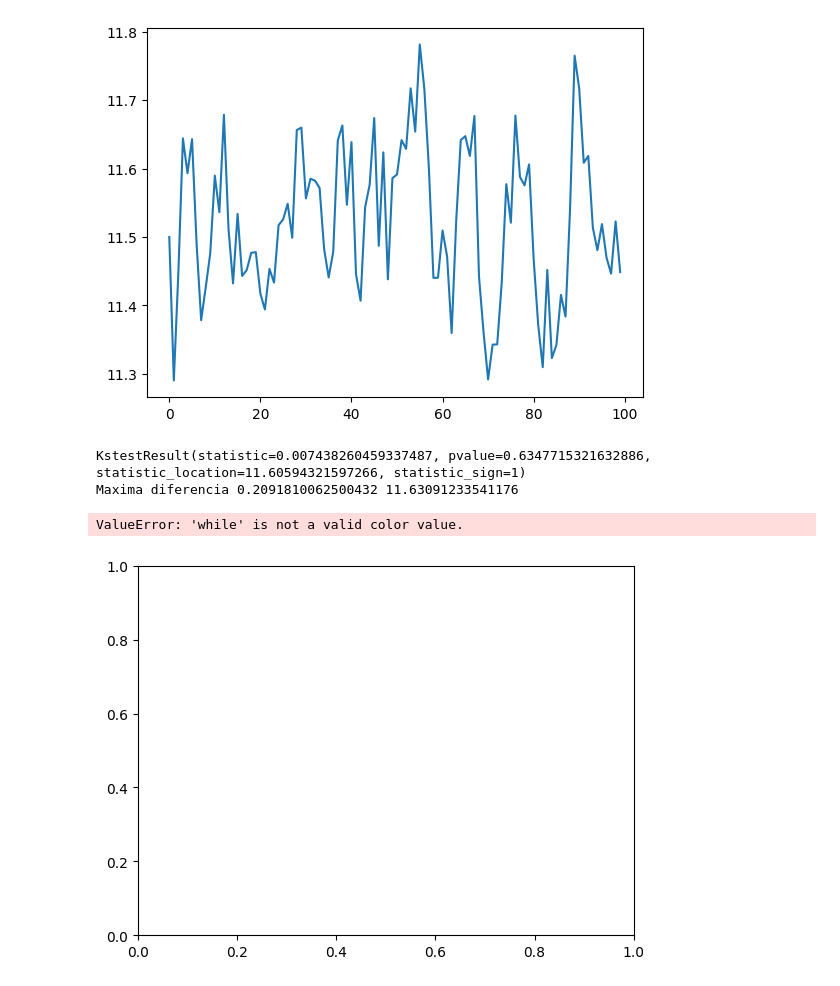
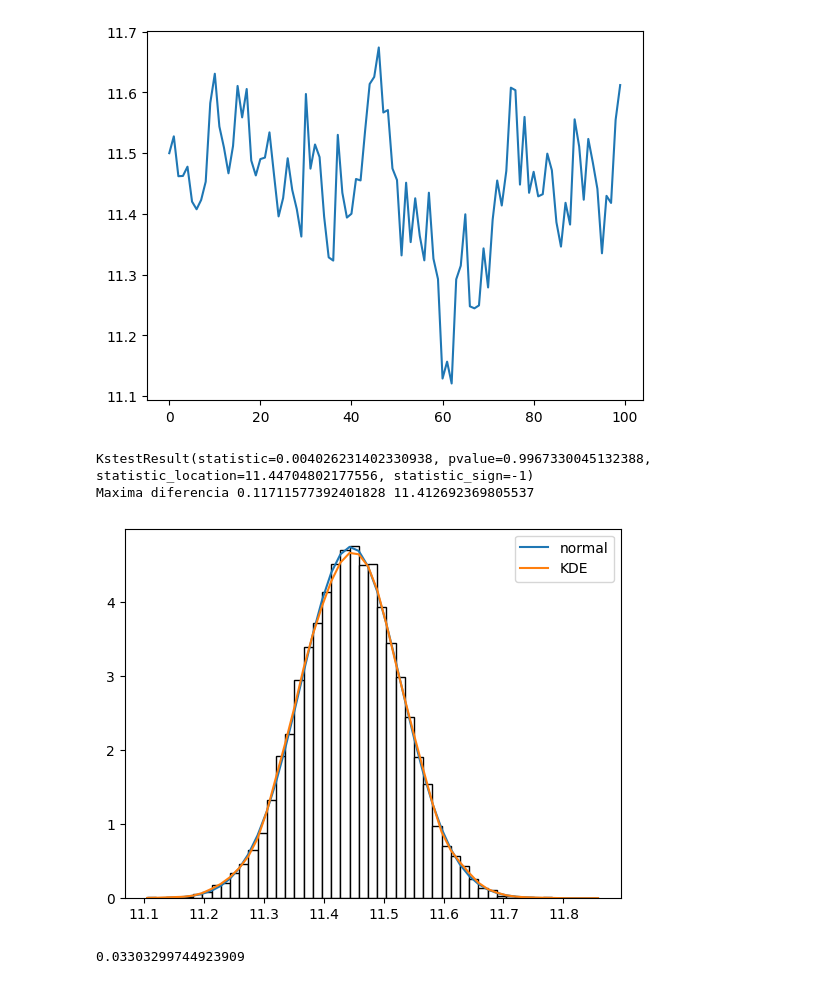
Before and after one commit to Jair-RM/Simulacion-2-Figols, a Jupyter notebook: Ejercicio_25_Oct_(Convergencia_de_Blen).ipynb, the cells around one changed output. Cells and saved outputs as stored; diff of their text form; code cells hidden in the pictures.

```diff
--- a/Ejercicio_25_Oct_(Convergencia_de_Blen).ipynb
+++ b/Ejercicio_25_Oct_(Convergencia_de_Blen).ipynb
@@ -91,39 +91,39 @@ st=np.std(l)
 h=1.06*st/(nr**0.2)
 ks=kstest(l, "norm", args=(media, st))
 print(ks)
 x1=min(l)
 x2=max(l)
 x=x1
 b=[]
 while x<x2:
   b.append(x)
   x=x+(x2-x1)/50
 bn=[]
 ba=[]
 maximo=0
 xm=0
 for x in b:
   xn=norm.pdf(x, media, st)
   xa=K(x, h, l)
   if abs(xn-xa)>maximo:
     maximo=abs(xn-xa)
     xm=x
   bn.append(xn)
   ba.append(xa)
 print("Maxima diferencia", maximo, xm)
-plt.hist(l, density=1, bins=b, color="while", edgecolor="black")
+plt.hist(l, density=1, bins=b, color="white", edgecolor="black")
 plt.plot(b, bn, label="normal")
 plt.plot(b, ba, label="KDE")
 plt.legend()
 plt.show()
 t2=time()
 print((t2-t1)/60)
 # %% [output]
-[figure, old version]
+[figure, new version]
-KstestResult(statistic=0.007438260459337487, pvalue=0.6347715321632886, statistic_location=11.60594321597266, statistic_sign=1)
-Maxima diferencia 0.2091810062500432 11.63091233541176
+KstestResult(statistic=0.004026231402330938, pvalue=0.9967330045132388, statistic_location=11.44704802177556, statistic_sign=-1)
+Maxima diferencia 0.11711577392401828 11.412692369805537
+[figure, new version]
-ValueError: 'while' is not a valid color value.
+0.03303299744923909
-[figure, old version]
 # %%
 @jit(nopython=True)
 def F(xx, u, o, c):
```
Also changed, not shown: parts of 1 cell of this notebook.
